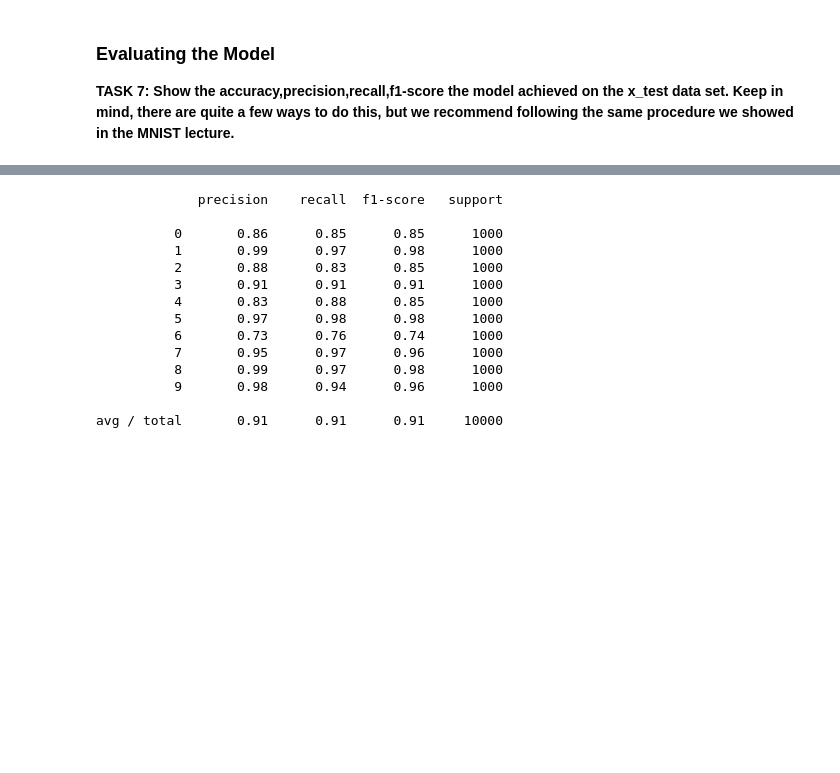
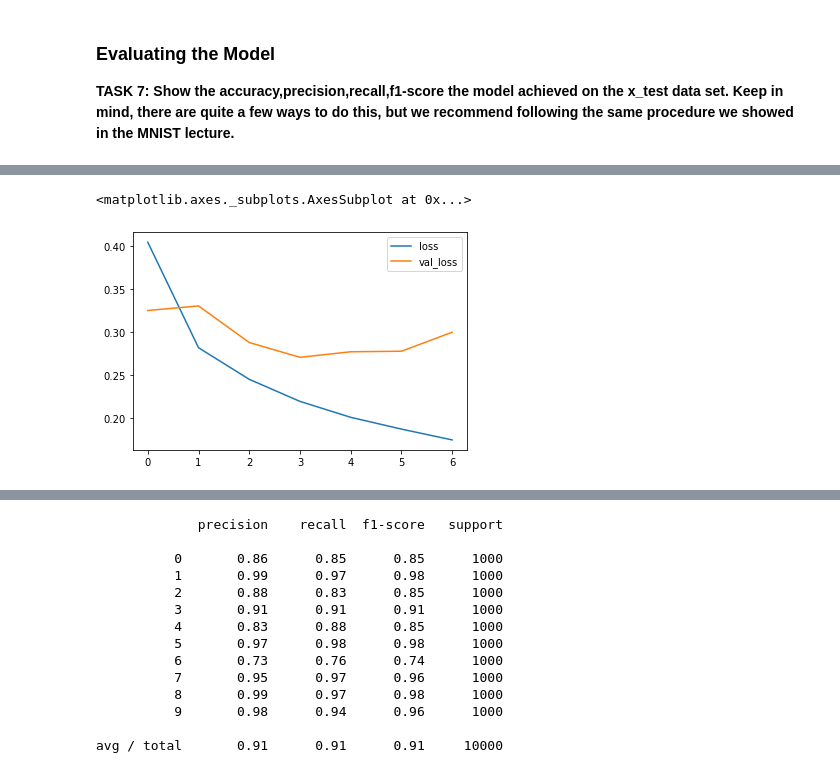
Before and after one commit to PatrickTung/Pierian_Tensorflow_and_Keras, a Jupyter notebook: 04-CNNs/04-DL-CV-Assessment.ipynb, the cells around one changed output, grey strips where cells are left out. Saved outputs shown, nothing was run; the diff lists cells and outputs as text; code cells hidden in the pictures; blank space fills up the shorter version.

```diff
--- a/04-CNNs/04-DL-CV-Assessment.ipynb
+++ b/04-CNNs/04-DL-CV-Assessment.ipynb
@@ -254,0 +261,5 @@ Epoch 10/10
+# %%
+losses[['loss','val_loss']].plot()
+# %% [output]
+<matplotlib.axes._subplots.AxesSubplot at 0x...>
+[figure, added]
```
Also changed, not shown: parts of 11 cells of this notebook.
